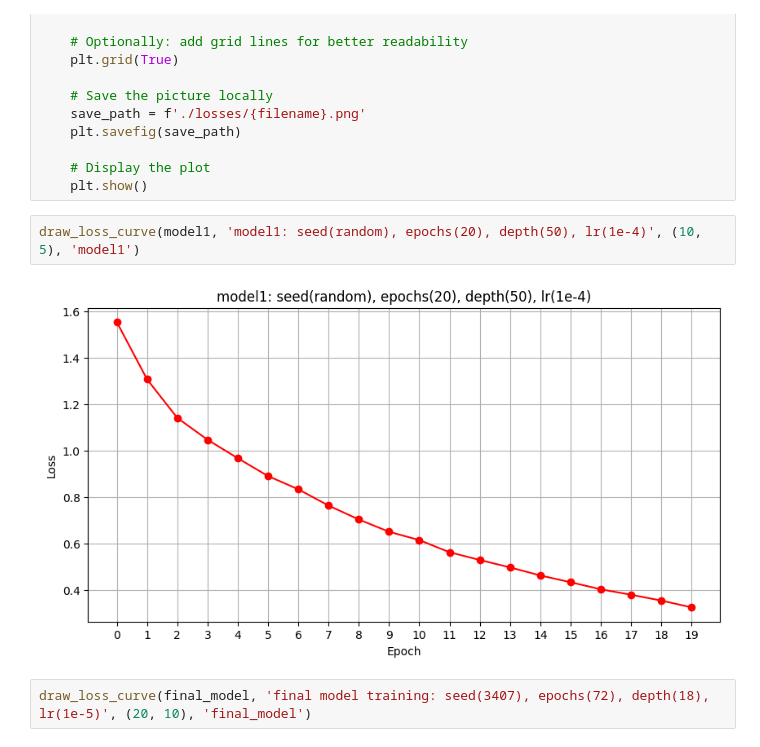
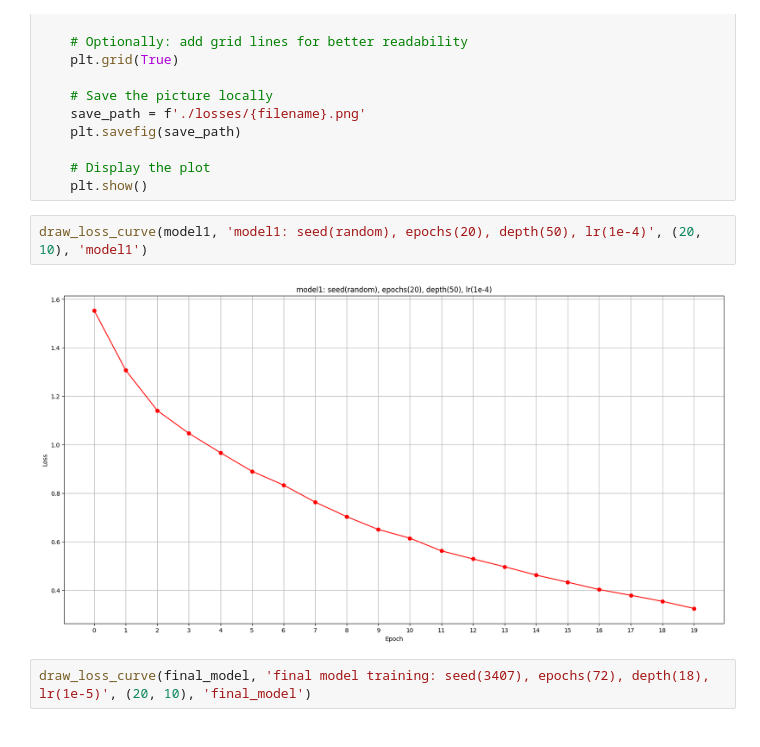
Before and after one commit to zhsh9/HKU-DASC7606-A1, a Jupyter notebook: visual.ipynb, the cells around one changed output. Drawn from its saved outputs; the diff is of its cells as text.

Commit message:
[*] update image drawing

```diff
--- a/visual.ipynb
+++ b/visual.ipynb
@@ -64,9 +64,9 @@ def draw_loss_curve(losses, title='Loss Function Over Time', fs=(10, 5), filenam
     # Display the plot
     plt.show()
 # %%
-draw_loss_curve(model1, 'model1: seed(random), epochs(20), depth(50), lr(1e-4)', (10, 5), 'model1')
+draw_loss_curve(model1, 'model1: seed(random), epochs(20), depth(50), lr(1e-4)', (20, 10), 'model1')
 # %% [output]
-[figure, old version]
+[figure, new version]
 # %%
 draw_loss_curve(final_model, 'final model training: seed(3407), epochs(72), depth(18), lr(1e-5)', (20, 10), 'final_model')
 # %% [output]
```
Also changed, not shown: parts of 1 cell of this notebook, 3 other files.
